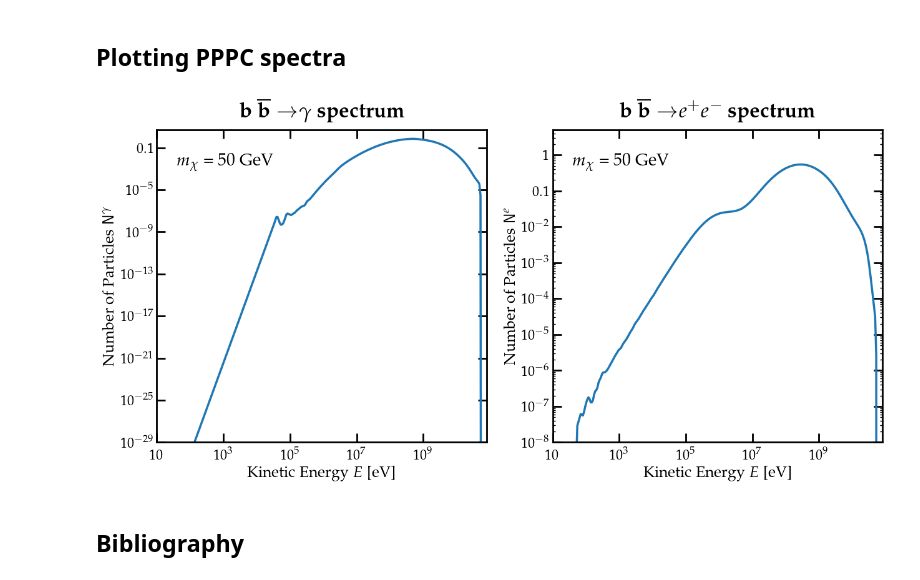
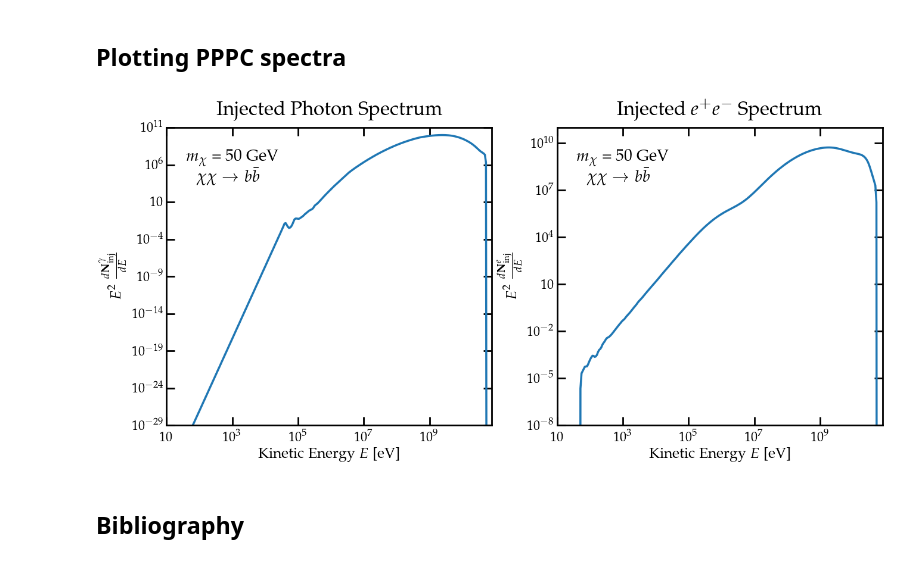
Before and after one commit to hongwanliu/DarkHistory, a Jupyter notebook: examples/Example_?_b_b-bar_Annihilation.ipynb, the cells around one changed output. Cells and saved outputs as stored; diff of their text form; code cells hidden in the pictures.

Commit message:
Improving the plots in the examples

```diff
--- a/examples/Example_?_b_b-bar_Annihilation.ipynb
+++ b/examples/Example_?_b_b-bar_Annihilation.ipynb
@@ -268,43 +268,46 @@ eng = np.exp(np.array(
 phot_spec = get_pppc_spec(50e9, eng, 'b', 'phot', decay=False)
 elec_spec = get_pppc_spec(50e9, eng, 'b', 'elec', decay=False)
 # %%
-fig_bbbar = plt.figure(figsize=(15,6.5))
+fig_bbbar = plt.figure(figsize=(15.5,6.5))
 
 ax = plt.subplot(1,2,1)
 
 ax.loglog()
 
-plt.plot(phot_spec.eng,phot_spec.N)
+plt.plot(phot_spec.eng, phot_spec.eng**2 * phot_spec.dNdE)
 
-plt.axis([10, 80e9, 1e-29, 5])
+plt.axis([10, 80e9, 1e-29, 1e11])
 
-plt.title(r'\bf{b $\mathbf{\overline{b} \to} \gamma$ spectrum}')
+plt.title(r'Injected Photon Spectrum')
 plt.xlabel(r'Kinetic Energy $E$ [eV]')
-plt.ylabel(r'Number of Particles $\mathsf{N}^\gamma$')
+plt.ylabel(r'$E^2 \; \frac{d\mathbf{N}^\gamma_\mathrm{inj}}{dE}$')
 
 plt.text(0.06, 0.88, r'$m_\chi$ = 50 GeV', fontsize=20, transform=ax.transAxes)
+plt.text(0.09, 0.82, r'$\chi\chi \to b \bar{b}$', fontsize=20, transform=ax.transAxes)
 
 
 
 #################
 
 ax = plt.subplot(1,2,2)
 
 ax.loglog()
 
-plt.plot(elec_spec.eng,elec_spec.N)
+plt.plot(elec_spec.eng, elec_spec.eng**2 * elec_spec.dNdE)
 
-plt.axis([10, 80e9, 1e-8, 5])
+plt.axis([10, 80e9, 1e-8, 1e11])
 
 plt.text(0.06, 0.88, r'$m_\chi$ = 50 GeV', fontsize=20, transform=ax.transAxes)
+plt.text(0.09, 0.82, r'$\chi\chi \to b \bar{b}$', fontsize=20, transform=ax.transAxes)
 
-plt.title(r'\bf{b $\mathbf{\overline{b} \to} e^+e^-$ spectrum}')
+
+plt.title(r'Injected $e^+e^-$ Spectrum')
 plt.xlabel(r'Kinetic Energy $E$ [eV]')
-plt.ylabel(r'Number of Particles $\mathsf{N}^e$')
+plt.ylabel(r'$E^2 \; \frac{d\mathbf{N}^e_\mathrm{inj}}{dE}$')
 
 plt.savefig('/Users/gregoryridgway/Dropbox (MIT)/Photon Deposition/Draft/plots/bb_bar_spectra.pdf')
 # %% [output]
-[figure, old version]
+[figure, new version]
 # %% [markdown]
 ## Bibliography
 # %% [markdown]
```
Also changed, not shown: 2 other files.
